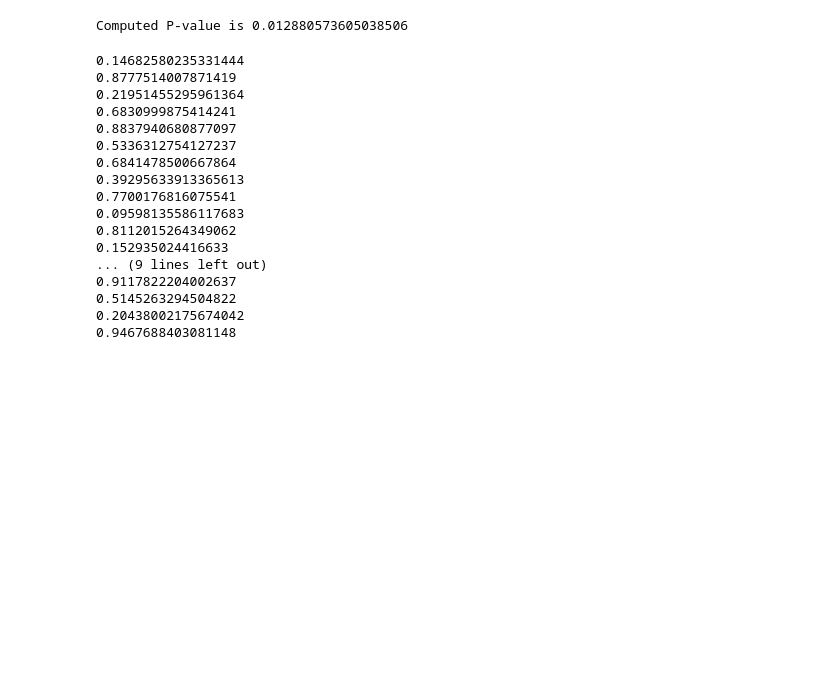
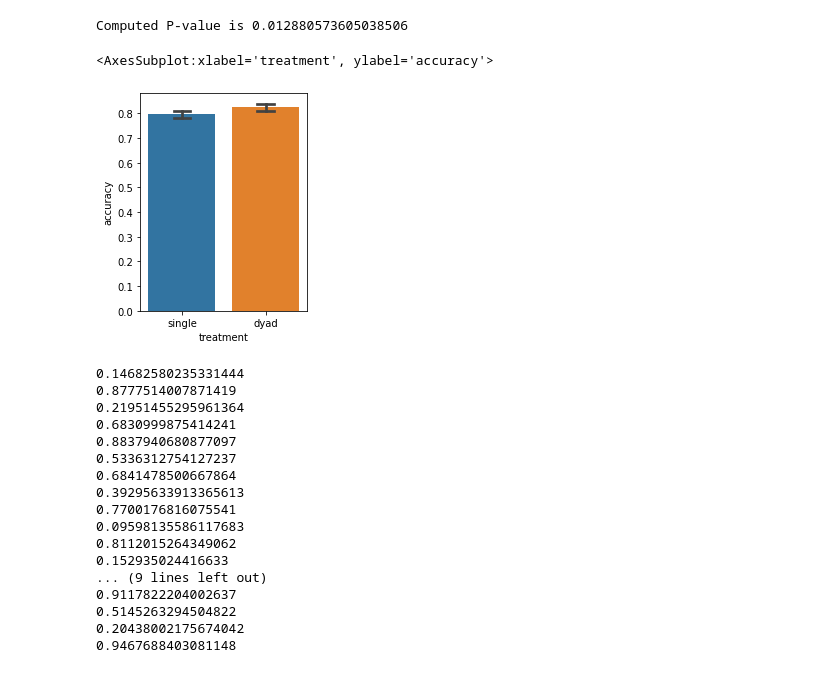
Before and after one commit to EAndrade-Lotero/SPUoDLL, a Jupyter notebook: Untitled3.ipynb, the cells around one changed output. Cells and saved outputs as stored; diff of their text form; code cells hidden in the pictures; blank space fills up the shorter version.

```diff
--- a/Untitled3.ipynb
+++ b/Untitled3.ipynb
@@ -114,6 +160,12 @@ pvalue = test_difference_proportions_accuracy(df_game, 'treatment') # Multiplied
 print("Computed P-value is", pvalue)
 # %% [output]
 Computed P-value is 0.012880573605038506
+# %%
+fig, ax = plt.subplots(figsize=(3,4))
+sns.barplot(x='treatment', y='accuracy', data=df_game, capsize=.2)
+# %% [output]
+<AxesSubplot:xlabel='treatment', ylabel='accuracy'>
+[figure, added]
 # %%
 for round, grp in df_game.groupby('round'):
     pvalue = test_difference_proportions_accuracy(grp, 'treatment')
```
Also changed, not shown: parts of 7 cells of this notebook, 3 other files.
